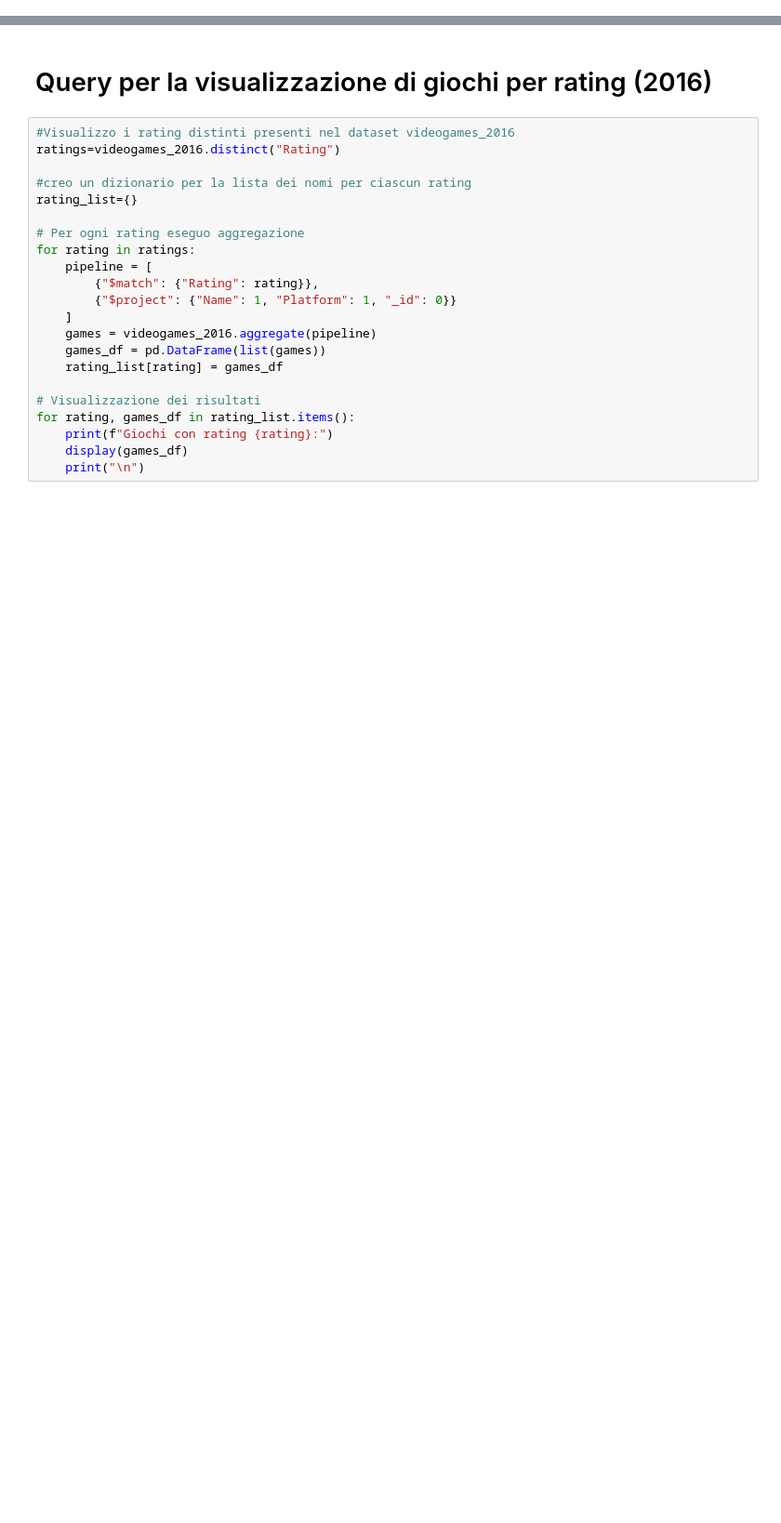
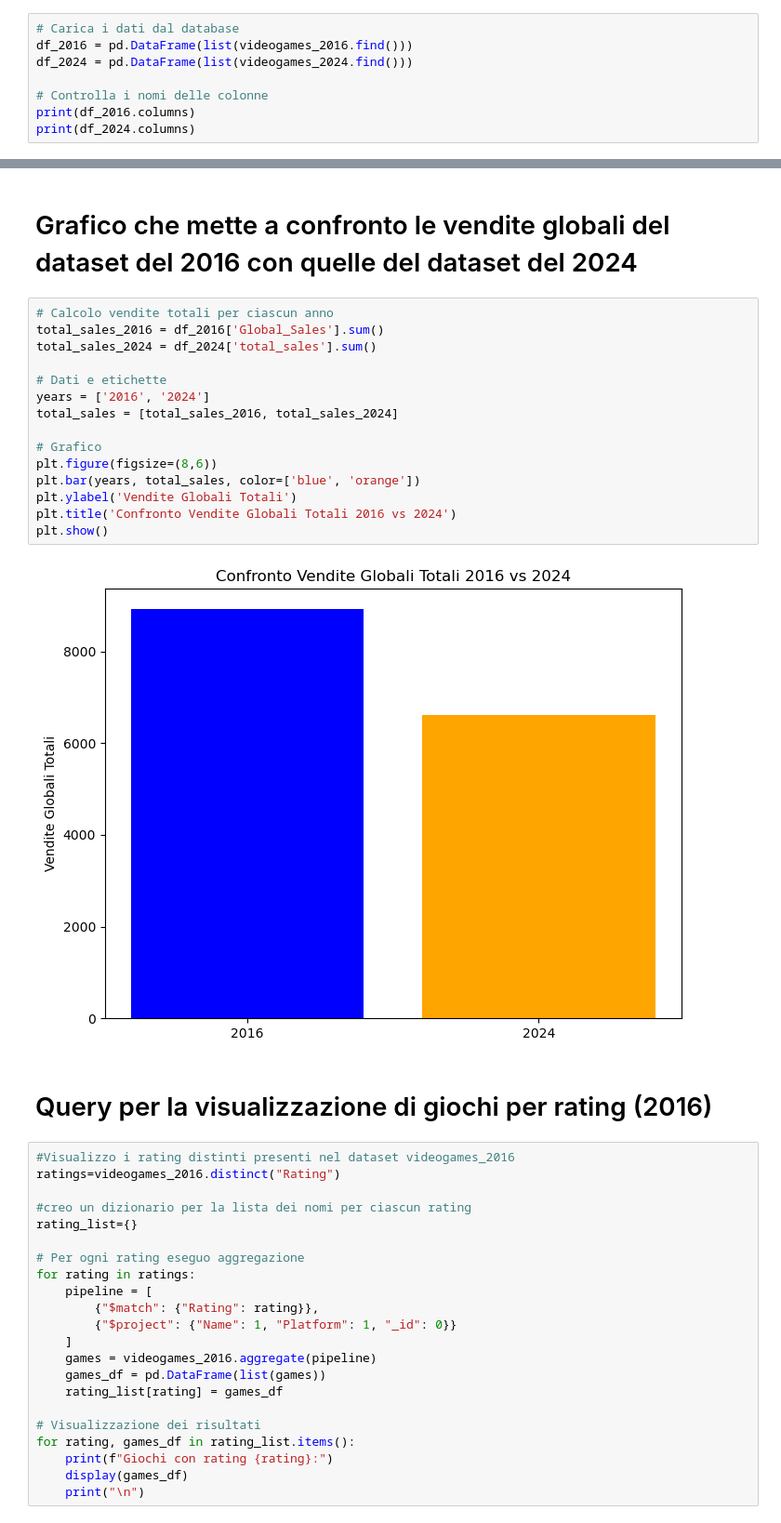
Before and after one commit to Nerone709/KeybladeDB, a Jupyter notebook: notebooks/query_datasets.ipynb, the cells around one changed output, grey strips where cells are left out. Shown: that part at 93% size. Cells and saved outputs as stored; diff of their text form; blank space fills up the shorter version.

```diff
--- a/notebooks/query_datasets.ipynb
+++ b/notebooks/query_datasets.ipynb
@@ -22,0 +24,8 @@ videogames_2024 = db["videogames_2024"]
+# %%
+# Carica i dati dal database
+df_2016 = pd.DataFrame(list(videogames_2016.find()))
+df_2024 = pd.DataFrame(list(videogames_2024.find()))
+
+# Controlla i nomi delle colonne
+print(df_2016.columns)
+print(df_2024.columns)
@@ -23,3 +42,22 @@ videogames_2024 = db["videogames_2024"]
+# %% [markdown]
+# Grafico che mette a confronto le vendite globali del dataset del 2016 con quelle del dataset del 2024
+# %%
+# Calcolo vendite totali per ciascun anno
+total_sales_2016 = df_2016['Global_Sales'].sum()
+total_sales_2024 = df_2024['total_sales'].sum()
+
+# Dati e etichette
+years = ['2016', '2024']
+total_sales = [total_sales_2016, total_sales_2024]
+
+# Grafico
+plt.figure(figsize=(8,6))
+plt.bar(years, total_sales, color=['blue', 'orange'])
+plt.ylabel('Vendite Globali Totali')
+plt.title('Confronto Vendite Globali Totali 2016 vs 2024')
+plt.show()
+# %% [output]
+[figure, added]
 # %% [markdown]
 # Query per la visualizzazione di giochi per rating (2016)
 # %%
```
Also changed, not shown: parts of 45 cells of this notebook, 3 other files.
